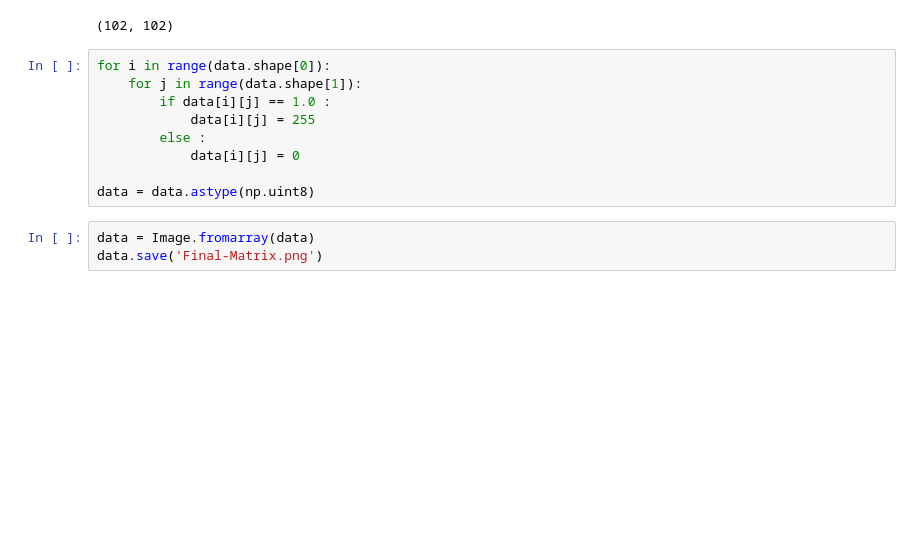
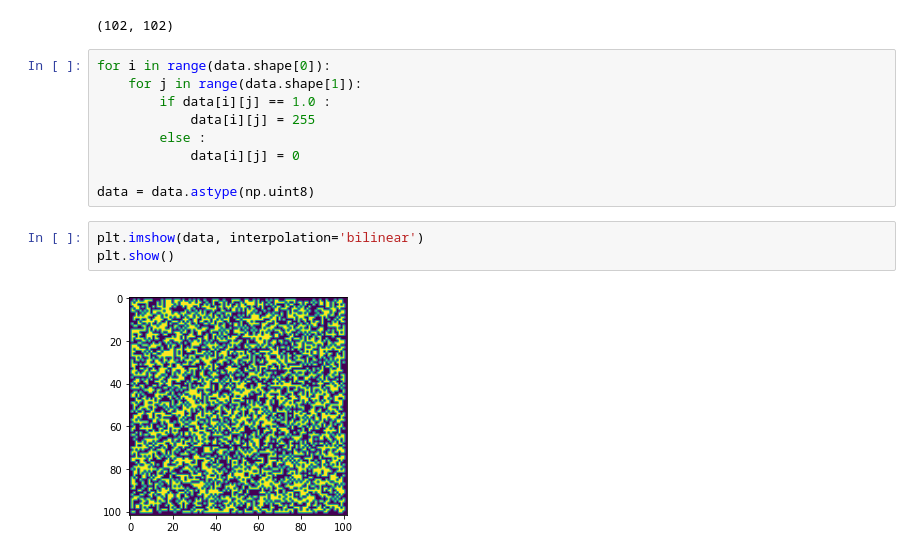
Before and after one commit to anirbrhm/curious-eavesdropper, a Jupyter notebook: cpp-seq-codes/plot.ipynb, the cells around one changed output. Drawn from its saved outputs; the diff is of its cells as text; blank space fills up the shorter version.

```diff
--- a/cpp-seq-codes/plot.ipynb
+++ b/cpp-seq-codes/plot.ipynb
@@ -55,6 +57,8 @@ for i in range(data.shape[0]):
             data[i][j] = 0
 
 data = data.astype(np.uint8)
-# %%
-data = Image.fromarray(data)
-data.save('Final-Matrix.png')
+# %%
+plt.imshow(data, interpolation='bilinear')
+plt.show()
+# %% [output]
+[figure, added]
```
Also changed, not shown: parts of 2 cells of this notebook, 26 other files.
